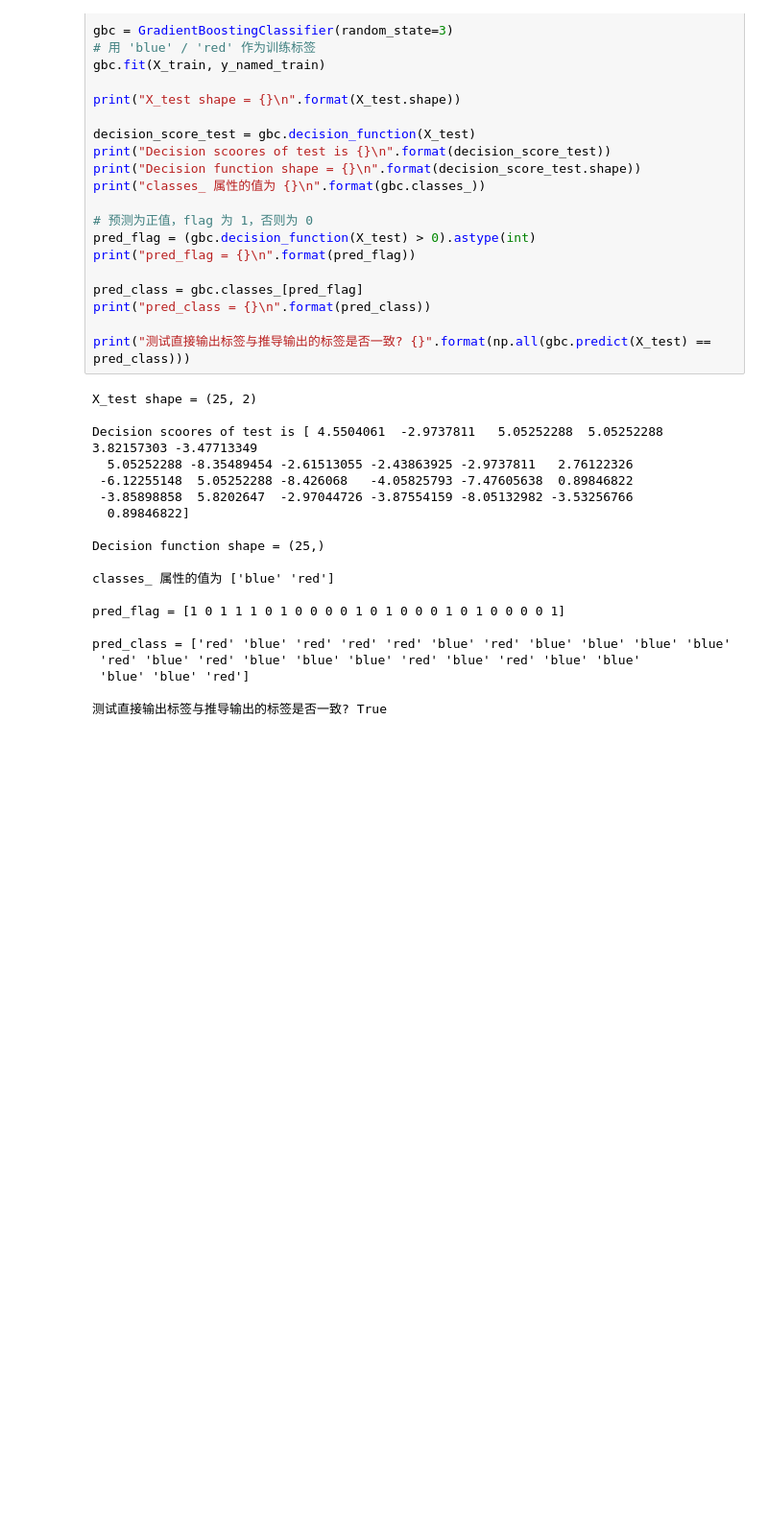
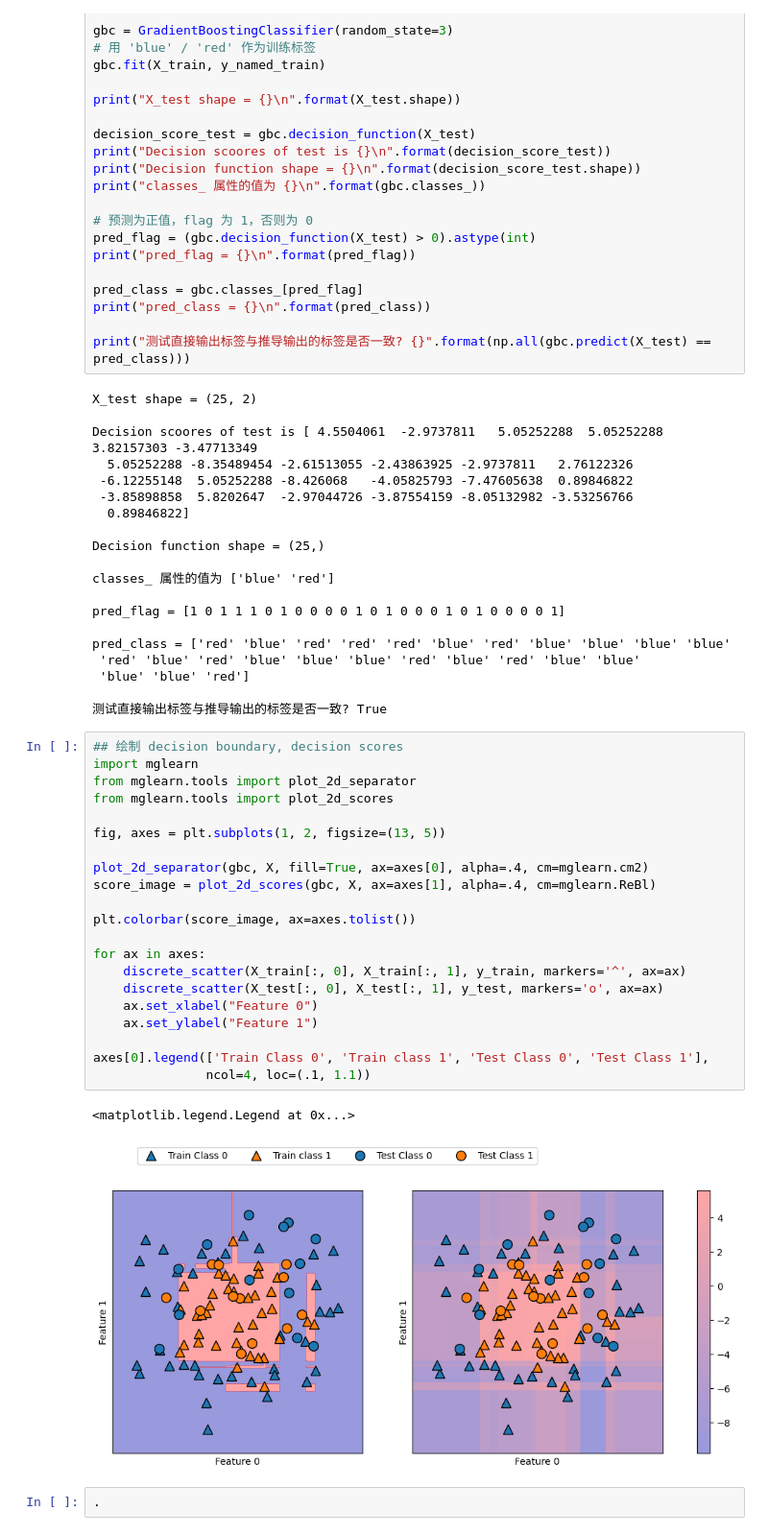
Before and after one commit to TaoXiaoNj/python-proj, a Jupyter notebook: machine-learning/machine_learning/jupyter/book/ch02/neural_network.ipynb, the cells around one changed output. Shown: that part at 96% size. Saved outputs shown, nothing was run; the diff lists cells and outputs as text; blank space fills up the shorter version.

```diff
--- a/machine-learning/machine_learning/jupyter/book/ch02/neural_network.ipynb
+++ b/machine-learning/machine_learning/jupyter/book/ch02/neural_network.ipynb
@@ -186,3 +186,29 @@ pred_class = ['red' 'blue' 'red' 'red' 'red' 'blue' 'red' 'blue' 'blue' 'blue' '
  'blue' 'blue' 'red']
 
 测试直接输出标签与推导输出的标签是否一致? True
+# %%
+## 绘制 decision boundary, decision scores
+import mglearn
+from mglearn.tools import plot_2d_separator
+from mglearn.tools import plot_2d_scores
+
+fig, axes = plt.subplots(1, 2, figsize=(13, 5))
+
+plot_2d_separator(gbc, X, fill=True, ax=axes[0], alpha=.4, cm=mglearn.cm2)
+score_image = plot_2d_scores(gbc, X, ax=axes[1], alpha=.4, cm=mglearn.ReBl)
+
+plt.colorbar(score_image, ax=axes.tolist())
+
+for ax in axes:
+    discrete_scatter(X_train[:, 0], X_train[:, 1], y_train, markers='^', ax=ax)
+    discrete_scatter(X_test[:, 0], X_test[:, 1], y_test, markers='o', ax=ax)
+    ax.set_xlabel("Feature 0")
+    ax.set_ylabel("Feature 1")
+
+axes[0].legend(['Train Class 0', 'Train class 1', 'Test Class 0', 'Test Class 1'],
+               ncol=4, loc=(.1, 1.1))
+# %% [output]
+<matplotlib.legend.Legend at 0x...>
+[figure, added]
+# %%
+.
```
